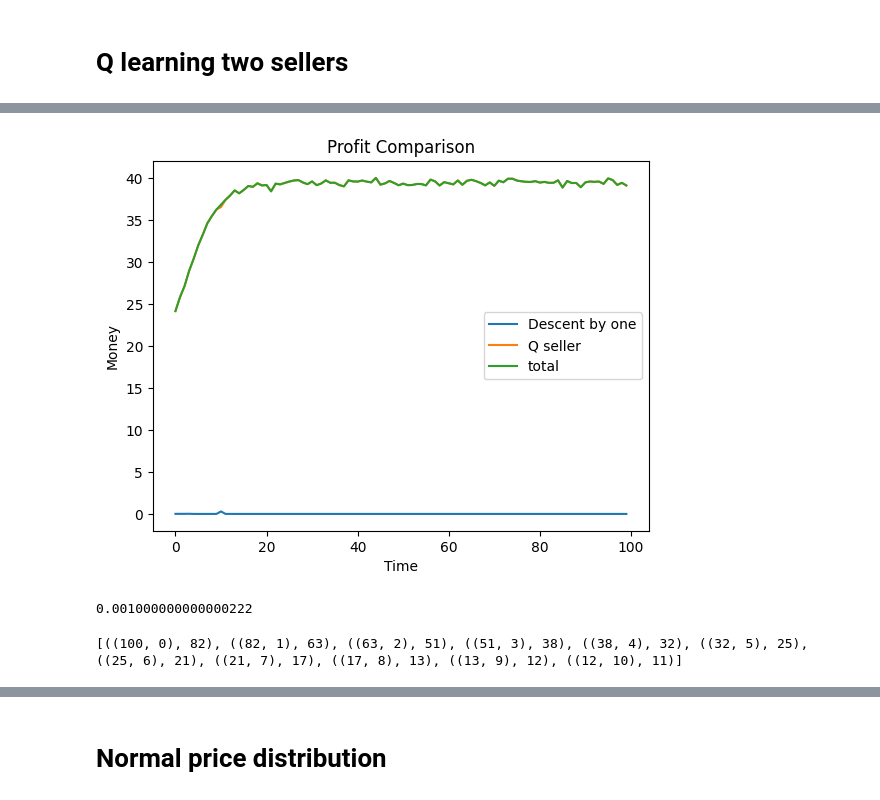
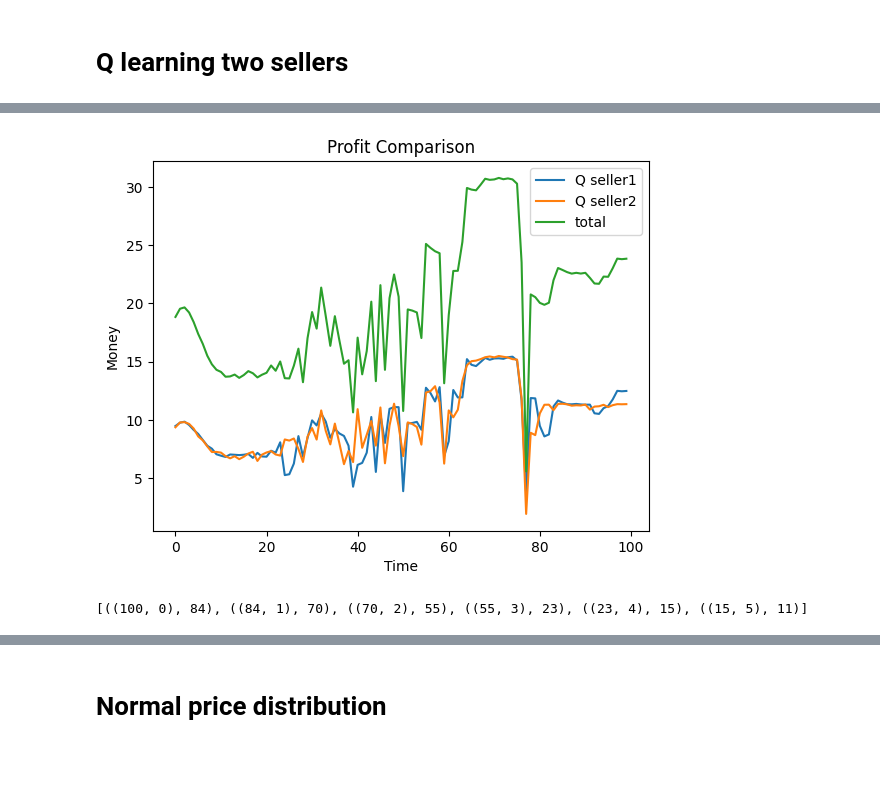
Before and after one commit to Lenguist/insight-game-ai, a Jupyter notebook: two-sellers.ipynb, the cells around one changed output, grey strips where cells are left out. Cells and saved outputs as stored; diff of their text form; code cells hidden in the pictures; blank space fills up the shorter version.

```diff
--- a/two-sellers.ipynb
+++ b/two-sellers.ipynb
@@ -306,11 +306,11 @@ class QLearningSeller(Seller):
     # exploration rate for when the model is still learning
     self.exploration_rate = 1
     self.init_learning_rate =1
-    self.learning_rate_decay = 0.0001
+    self.learning_rate_decay = 0.00001
     self.total_offers_made = 0  # Add a new instance variable to keep track of the total number of offers made across all episodes
     self.init_exploration_rate = 1.0  # Maximum exploration rate
     self.min_exploration_rate = 0.001  # Minimum exploration rate
-    self.exploration_decay_rate = 0.00001  # Exponential decay rate for exploration probability
+    self.exploration_decay_rate = 0.000001  # Exponential decay rate for exploration probability
 
 
   def make_offer(self):
@@ -374,56 +423,51 @@ class QLearningSeller(Seller):
 # %%
 from buyers import EducatedBuyer
 import matplotlib.pyplot as plt
-from sellers import DescentArithmeticSeller
-from sellers import DescentByNSeller
 
 range_min = 11
 range_max = 100
 value = 10
-rounds = 10000
-imp_incr = 0
+rounds = 100000
+imp_incr = 0.1
 
 init_offer = range_max
 
-random_seller = DescentArithmeticSeller(value=value, init_offer=init_offer, init_descent=1)
-qseller = QLearningSeller(value=value, init_offer=init_offer)
-sellers = [random_seller, qseller]
+qseller1 = QLearningSeller(value=value, init_offer=init_offer)
+qseller2 = QLearningSeller(value=value, init_offer=init_offer)
+sellers = [qseller1, qseller2]
 
 profits_random_seller = []
 profits_q_seller = []
 
 # Simulation of 100 rounds
 for _ in range(100):
     total_profits = [0 for i in range(len(sellers))]
     for i in range(rounds):
         maxprice = int(random.uniform(range_min, range_max+1))
         edubuyer = EducatedBuyer(maxprice, imp_incr)
         profits = two_seller_negotiation(edubuyer, sellers, False)
         #print(qseller.q_table)
         for i in range(len(sellers)):
             total_profits[i] += profits[i] /rounds
 
     profits_random_seller.append(total_profits[0])
     profits_q_seller.append(total_profits[1])
 
 # Plotting
 fig, ax = plt.subplots()
-ax.plot(profits_random_seller, label='Descent by one')
-ax.plot(profits_q_seller, label='Q seller')
+ax.plot(profits_random_seller, label='Q seller1')
+ax.plot(profits_q_seller, label='Q seller2')
 ax.plot([profits_q_seller[i]+profits_random_seller[i] for i in range(len(profits_q_seller))], label='total')
+ax.plot(30)
 ax.set_xlabel('Time')
 ax.set_ylabel('Money')
 ax.set_title('Profit Comparison')
 ax.legend()
 plt.show()
 # %% [output]
-[figure, old version]
+[figure, new version]
-# %%
-qseller.exploration_rate
-# %% [output]
-0.001000000000000222
 # %%
-optimal_policy = qseller.get_optimal_policy((100,0))
+optimal_policy = qseller1.get_optimal_policy((100,0))
 print(optimal_policy)
 # %% [output]
-[((100, 0), 82), ((82, 1), 63), ((63, 2), 51), ((51, 3), 38), ((38, 4), 32), ((32, 5), 25), ((25, 6), 21), ((21, 7), 17), ((17, 8), 13), ((13, 9), 12), ((12, 10), 11)]
+[((100, 0), 84), ((84, 1), 70), ((70, 2), 55), ((55, 3), 23), ((23, 4), 15), ((15, 5), 11)]
```
Also changed, not shown: parts of 4 cells of this notebook.
